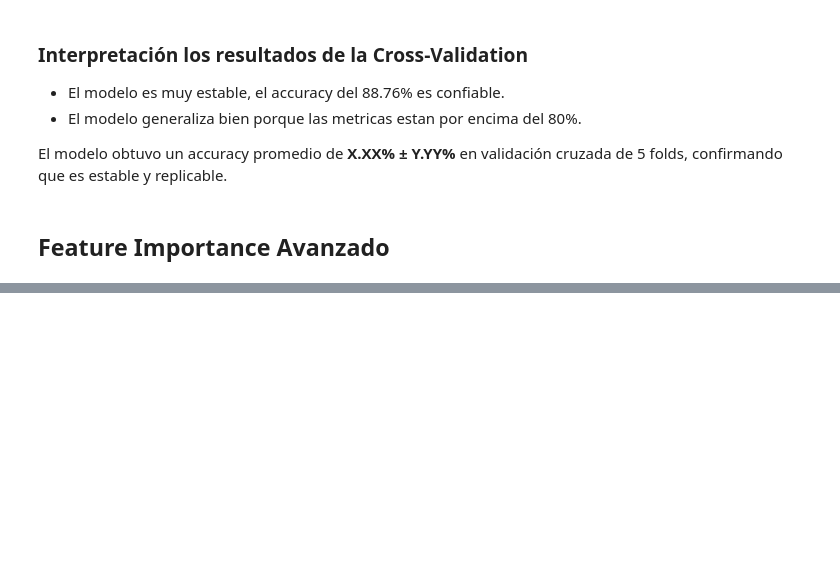
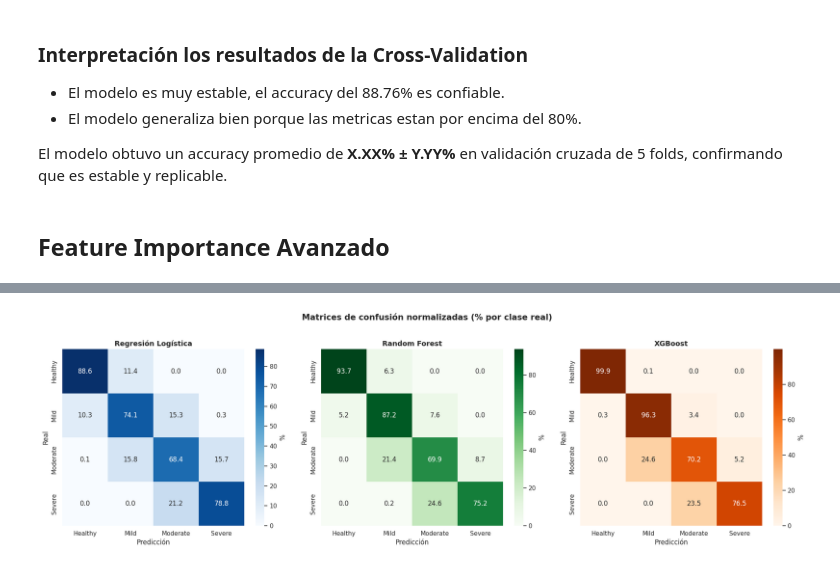
Before and after one commit to R3vival/Intro_Ciencia_De_Datos_Trabajo, a Jupyter notebook: Trabajo_Final_Intro_DC.ipynb, the cells around one changed output, grey strips where cells are left out. Cells and saved outputs as stored; diff of their text form; code cells hidden in the pictures; blank space fills up the shorter version.

```diff
--- a/Trabajo_Final_Intro_DC.ipynb
+++ b/Trabajo_Final_Intro_DC.ipynb
@@ -1341,0 +1591,28 @@ Predecir el **riesgo de trastorno del sueño** (Healthy, Mild, Moderate, Severe)
+# %%
+# ---------------------------------------------------------
+# Grafica 3: Matrices de confusion de los 3 modelos lado a lado
+# ---------------------------------------------------------
+fig, axes = plt.subplots(1, 3, figsize=(20, 6))
+
+modelos = [
+    ('Regresión Logística', y_pred_lr,  'Blues'),
+    ('Random Forest',       y_pred_rf,  'Greens'),
+    ('XGBoost',             y_pred_xgb, 'Oranges'),
+]
+
+for ax, (nombre, y_pred, cmap) in zip(axes, modelos):
+    cm = confusion_matrix(y_test, y_pred, labels=clases)
+    cm_pct = cm.astype('float') / cm.sum(axis=1)[:, np.newaxis] * 100
+    sns.heatmap(cm_pct, annot=True, fmt='.1f', cmap=cmap,
+                xticklabels=clases, yticklabels=clases, ax=ax,
+                cbar_kws={'label': '%'})
+    ax.set_title(f'{nombre}', fontsize=13, fontweight='bold')
+    ax.set_xlabel('Predicción')
+    ax.set_ylabel('Real')
+
+plt.suptitle('Matrices de confusión normalizadas (% por clase real)',
+             fontsize=15, fontweight='bold', y=1.02)
+plt.tight_layout()
+plt.show()
+# %% [output]
+[figure, added]
```
Also changed, not shown: parts of 67 cells of this notebook.
